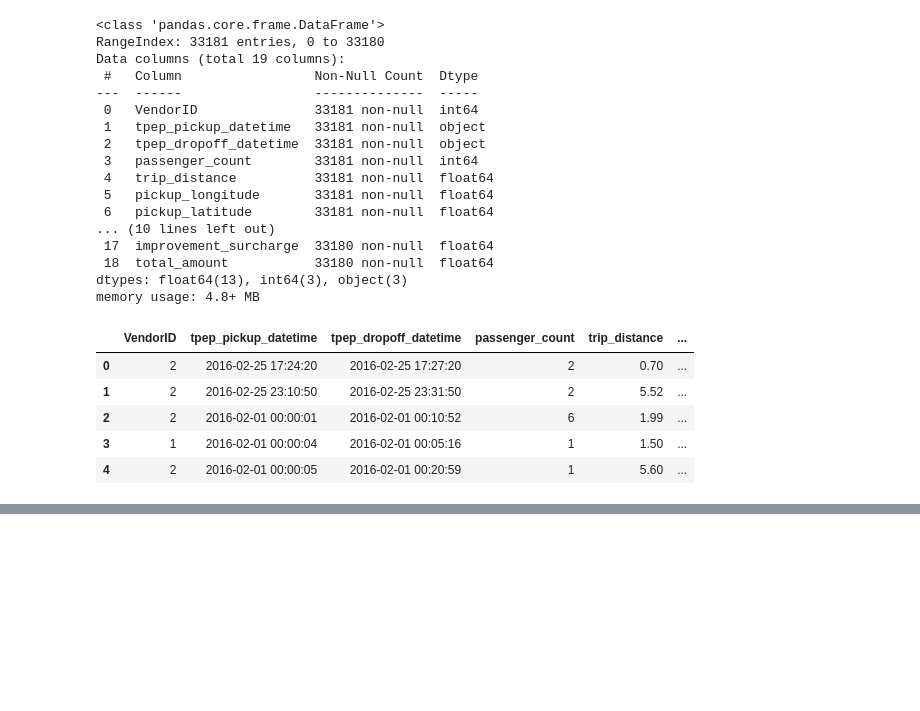
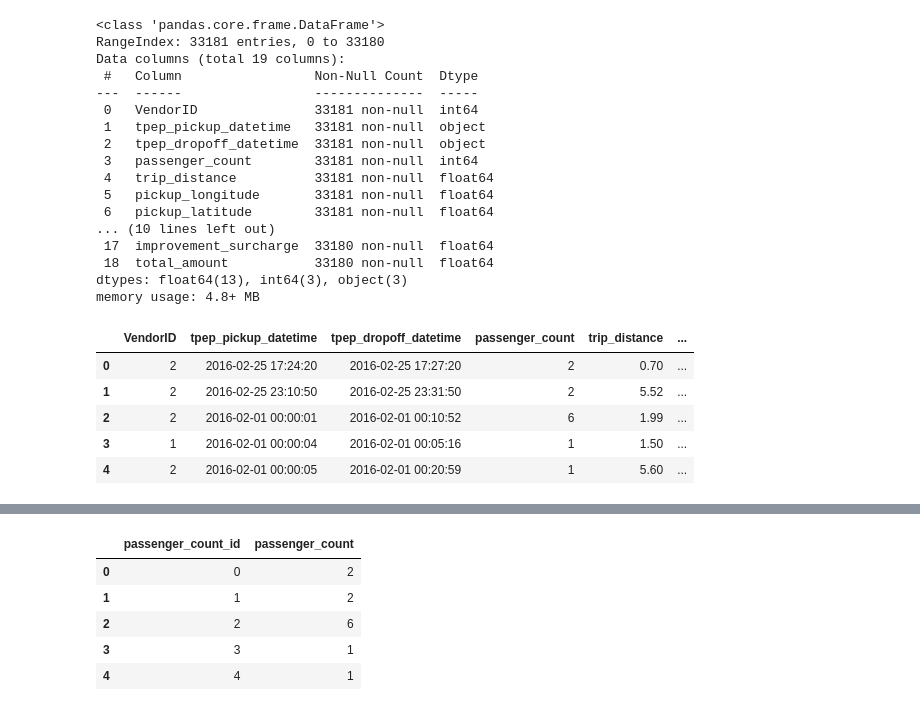
Before and after one commit to OluwatobiOmole/-DS-DataEngineeringPipelineforTaxiData, a Jupyter notebook: Transform.ipynb, the cells around one changed output, grey strips where cells are left out. Cells and saved outputs as stored; diff of their text form; code cells hidden in the pictures; blank space fills up the shorter version.

```diff
--- a/Transform.ipynb
+++ b/Transform.ipynb
@@ -64,0 +78,12 @@ datetime_dim['datetime_id'] = datetime_dim.index
+# %%
+passenger_count_dim = df[['passenger_count']].reset_index(drop=True)
+passenger_count_dim['passenger_count_id'] = passenger_count_dim.index
+passenger_count_dim = passenger_count_dim[['passenger_count_id','passenger_count']]
+passenger_count_dim.head()
+# %% [output]
+|  | passenger_count_id | passenger_count |
+| 0 | 0 | 2 |
+| 1 | 1 | 2 |
+| 2 | 2 | 6 |
+| 3 | 3 | 1 |
+| 4 | 4 | 1 |
```
Also changed, not shown: parts of 9 cells of this notebook.
